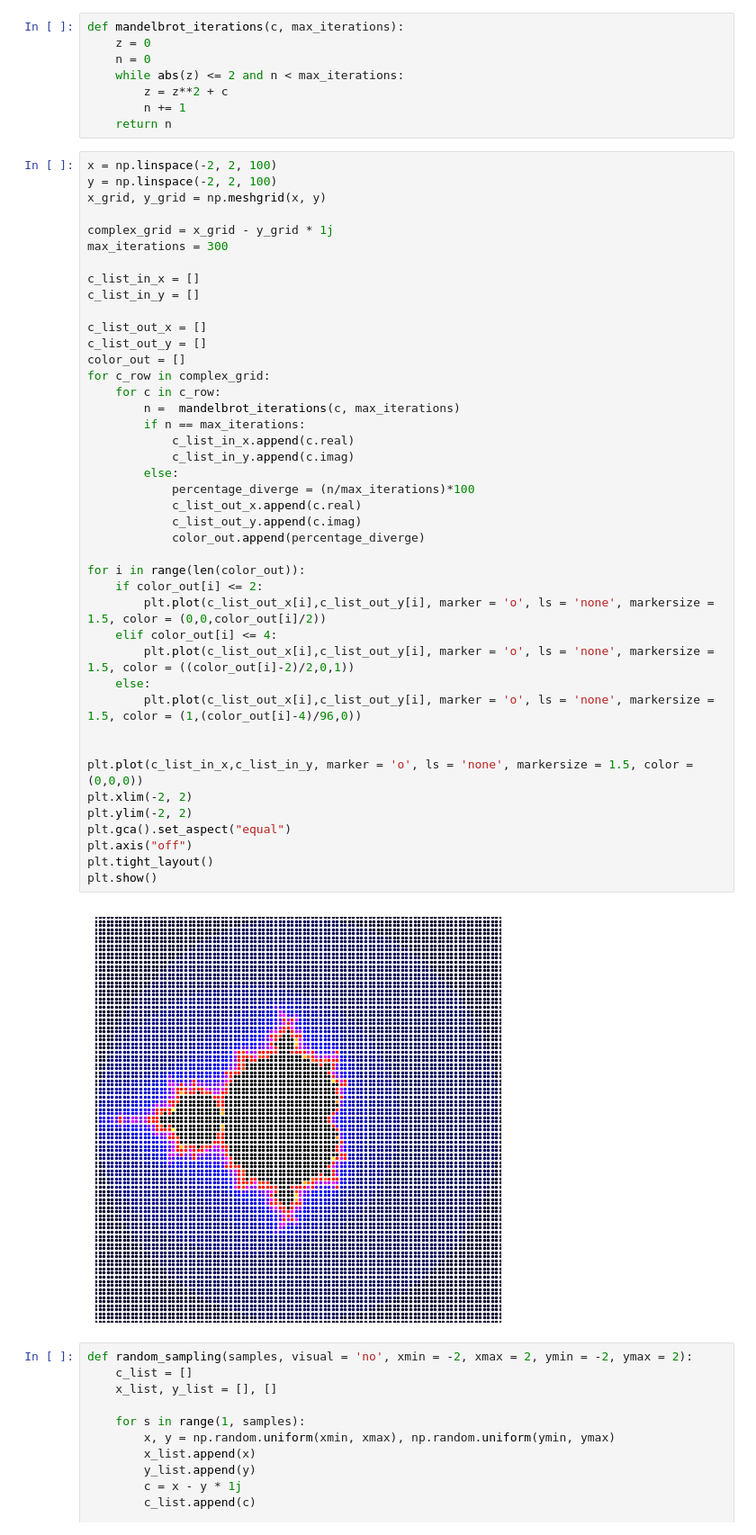
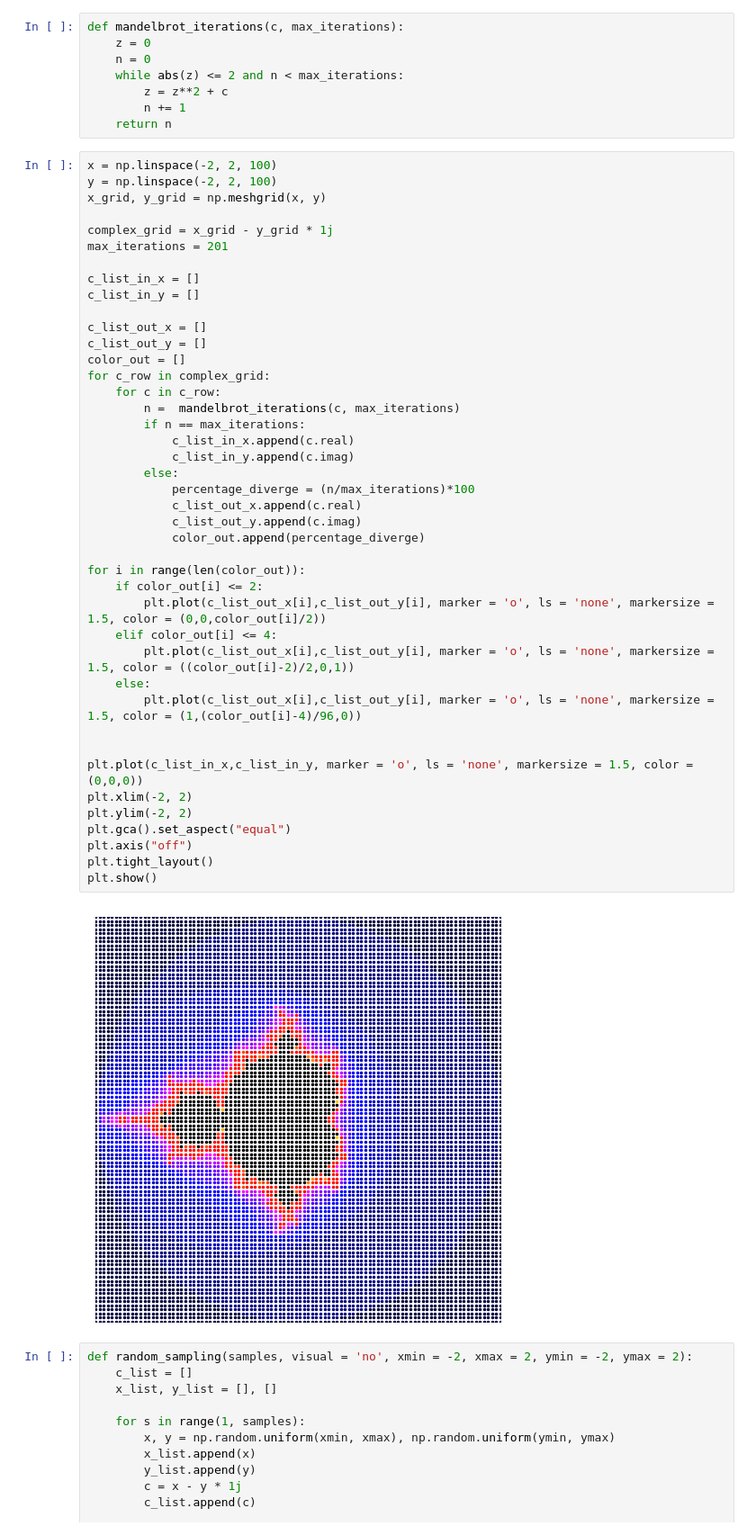
Before and after one commit to sachagijsbers/stochastic_1, a Jupyter notebook: code.ipynb, the cells around one changed output. Shown at 90% size. Cells and saved outputs as stored; diff of their text form.

```diff
--- a/code.ipynb
+++ b/code.ipynb
@@ -21,7 +21,7 @@ y = np.linspace(-2, 2, 100)
 x_grid, y_grid = np.meshgrid(x, y)
 
 complex_grid = x_grid - y_grid * 1j
-max_iterations = 300
+max_iterations = 201
 
 c_list_in_x = []
 c_list_in_y = []
@@ -31,34 +31,34 @@ c_list_out_y = []
 color_out = []
 for c_row in complex_grid:
     for c in c_row:
         n =  mandelbrot_iterations(c, max_iterations)
         if n == max_iterations:
             c_list_in_x.append(c.real)
             c_list_in_y.append(c.imag)
         else:
             percentage_diverge = (n/max_iterations)*100
             c_list_out_x.append(c.real)
             c_list_out_y.append(c.imag)
             color_out.append(percentage_diverge)
 
 for i in range(len(color_out)):
     if color_out[i] <= 2:
         plt.plot(c_list_out_x[i],c_list_out_y[i], marker = 'o', ls = 'none', markersize = 1.5, color = (0,0,color_out[i]/2))
     elif color_out[i] <= 4:
         plt.plot(c_list_out_x[i],c_list_out_y[i], marker = 'o', ls = 'none', markersize = 1.5, color = ((color_out[i]-2)/2,0,1))
     else:
         plt.plot(c_list_out_x[i],c_list_out_y[i], marker = 'o', ls = 'none', markersize = 1.5, color = (1,(color_out[i]-4)/96,0))
 
 
 plt.plot(c_list_in_x,c_list_in_y, marker = 'o', ls = 'none', markersize = 1.5, color = (0,0,0))
 plt.xlim(-2, 2)
 plt.ylim(-2, 2)
 plt.gca().set_aspect("equal")
 plt.axis("off")
 plt.tight_layout()
 plt.show()
 # %% [output]
-[figure, old version]
+[figure, new version]
 # %%
 def random_sampling(samples, visual = 'no', xmin = -2, xmax = 2, ymin = -2, ymax = 2):
     c_list = []
```
Also changed, not shown: parts of 1 cell of this notebook.
